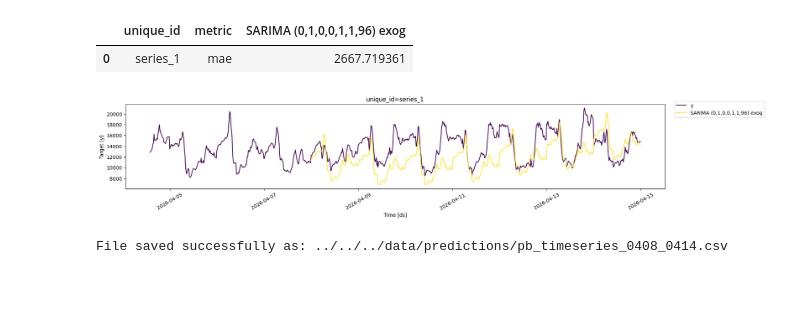
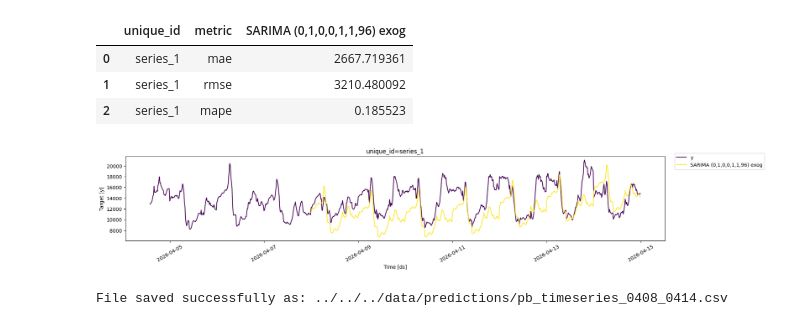
Before and after one commit to dhruvilsangani/EarthSync, a Jupyter notebook: notebooks/05_submission/ts-forecast/Result-PB.ipynb, the cells around one changed output. Saved outputs shown, nothing was run; the diff lists cells and outputs as text; code cells hidden in the pictures; blank space fills up the shorter version.

```diff
--- a/notebooks/05_submission/ts-forecast/Result-PB.ipynb
+++ b/notebooks/05_submission/ts-forecast/Result-PB.ipynb
@@ -97,13 +98,15 @@ test_w_preds = pd.merge(test, preds, 'left', ['ds', 'unique_id'])
 # %%
 # arima_eval = arima_eval.drop(['unique_id'], axis=1).groupby('metric').mean().reset_index()
 metrics = evaluate(
     test_w_preds.drop(columns=["weekday_enum", "rolling_3d_clf"]),
-    metrics=[mae],
+    metrics=[mae, rmse, mape],
 )
 metrics
 # %% [output]
 |  | unique_id | metric | SARIMA (0,1,0,0,1,1,96) exog |
 | 0 | series_1 | mae | 2667.719361 |
+| 1 | series_1 | rmse | 3210.480092 |
+| 2 | series_1 | mape | 0.185523 |
 # %%
 plot_series(
     df=filtered_data,
```
Also changed, not shown: parts of 5 cells of this notebook, 14 other files.
